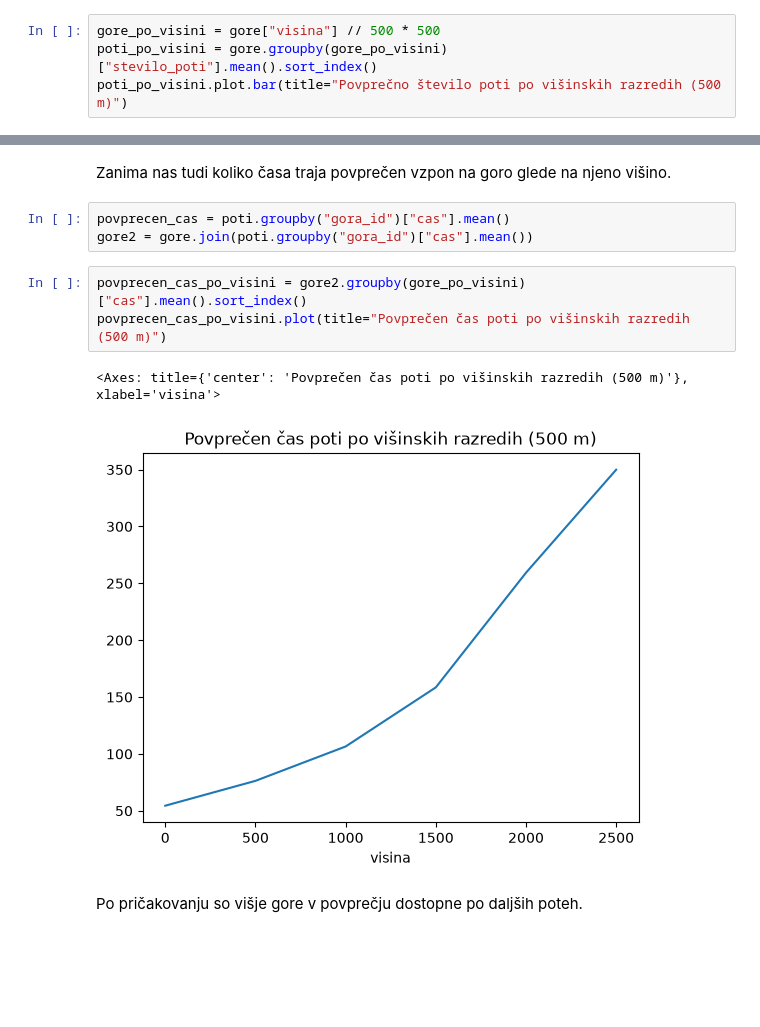
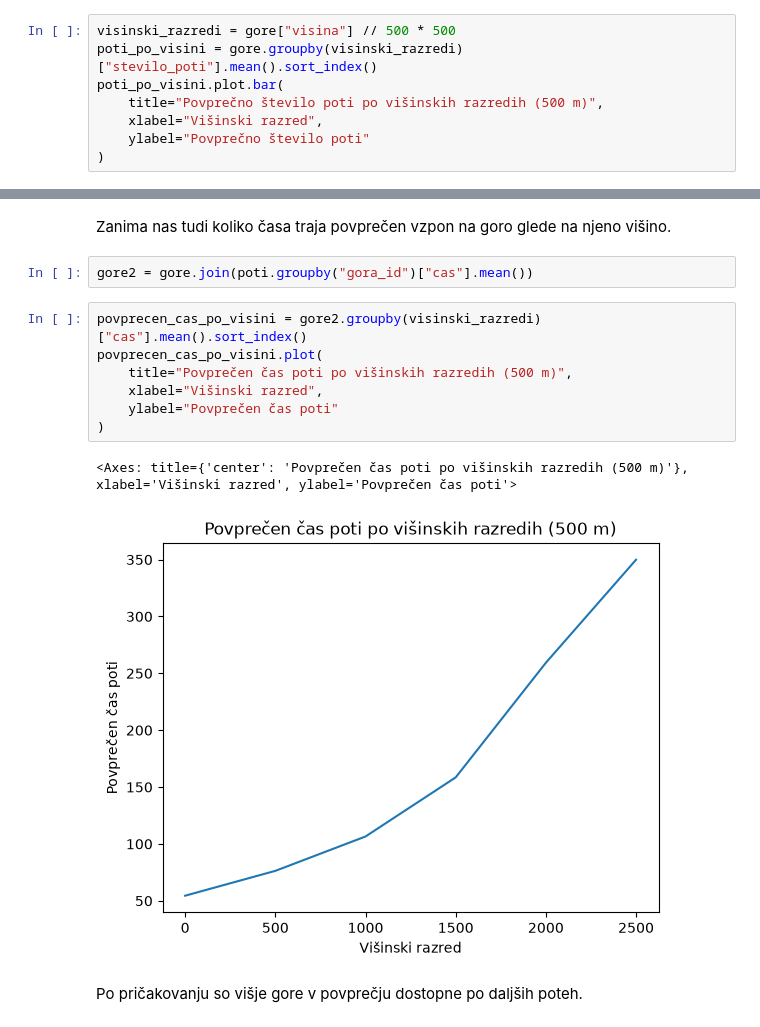
Before and after one commit to tijavidmar/Projektna-naloga-UVP, a Jupyter notebook: analiza.ipynb, the cells around one changed output, grey strips where cells are left out. Drawn from its saved outputs; the diff is of its cells as text; blank space fills up the shorter version.

```diff
--- a/analiza.ipynb
+++ b/analiza.ipynb
@@ -178,5 +168,9 @@ Poglejmo, ali imajo višje gore več poti.
 # %%
-gore_po_visini = gore["visina"] // 500 * 500
-poti_po_visini = gore.groupby(gore_po_visini)["stevilo_poti"].mean().sort_index()
-poti_po_visini.plot.bar(title="Povprečno število poti po višinskih razredih (500 m)")
+visinski_razredi = gore["visina"] // 500 * 500
+poti_po_visini = gore.groupby(visinski_razredi)["stevilo_poti"].mean().sort_index()
+poti_po_visini.plot.bar(
+    title="Povprečno število poti po višinskih razredih (500 m)",
+    xlabel="Višinski razred",
+    ylabel="Povprečno število poti"
+)
 # %% [output]
@@ -187,13 +181,16 @@ Očitno s povečevanjem višine gore narašča tudi število različnih dostopov
 # %% [markdown]
 Zanima nas tudi koliko časa traja povprečen vzpon na goro glede na njeno višino.
 # %%
-povprecen_cas = poti.groupby("gora_id")["cas"].mean()
 gore2 = gore.join(poti.groupby("gora_id")["cas"].mean())
 # %%
-povprecen_cas_po_visini = gore2.groupby(gore_po_visini)["cas"].mean().sort_index()
-povprecen_cas_po_visini.plot(title="Povprečen čas poti po višinskih razredih (500 m)")
+povprecen_cas_po_visini = gore2.groupby(visinski_razredi)["cas"].mean().sort_index()
+povprecen_cas_po_visini.plot(
+    title="Povprečen čas poti po višinskih razredih (500 m)",
+    xlabel="Višinski razred",
+    ylabel="Povprečen čas poti"
+)
 # %% [output]
-<Axes: title={'center': 'Povprečen čas poti po višinskih razredih (500 m)'}, xlabel='visina'>
+<Axes: title={'center': 'Povprečen čas poti po višinskih razredih (500 m)'}, xlabel='Višinski razred', ylabel='Povprečen čas poti'>
-[figure, old version]
+[figure, new version]
 # %% [markdown]
 Po pričakovanju so višje gore v povprečju dostopne po daljših poteh.
```
Also changed, not shown: parts of 19 cells of this notebook.
